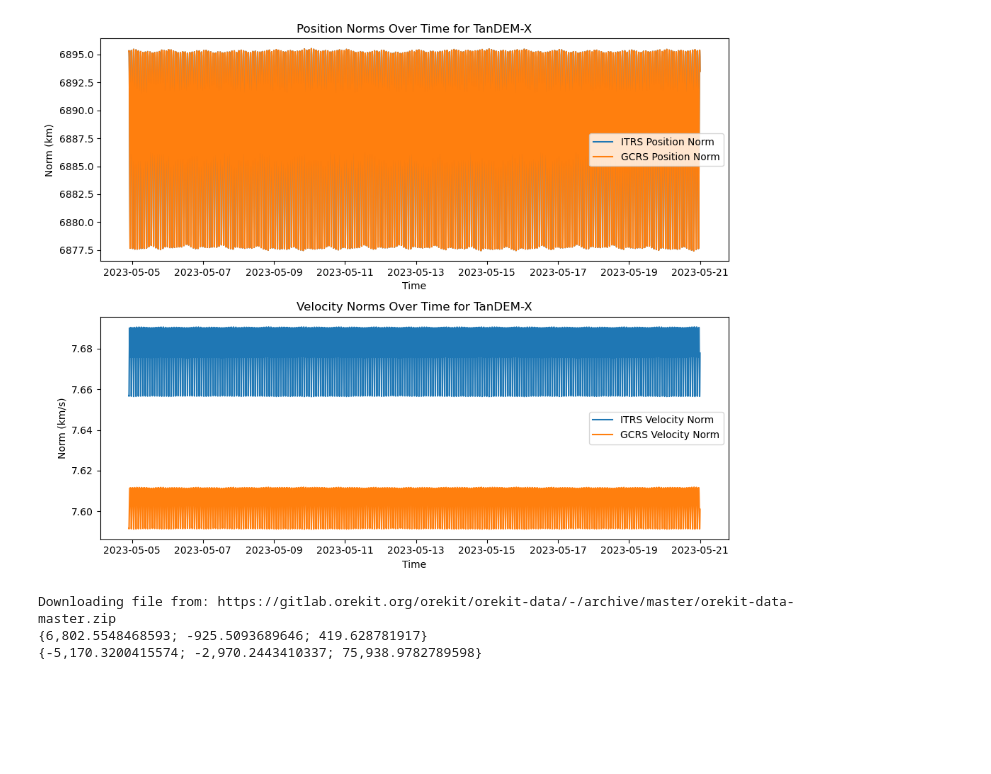
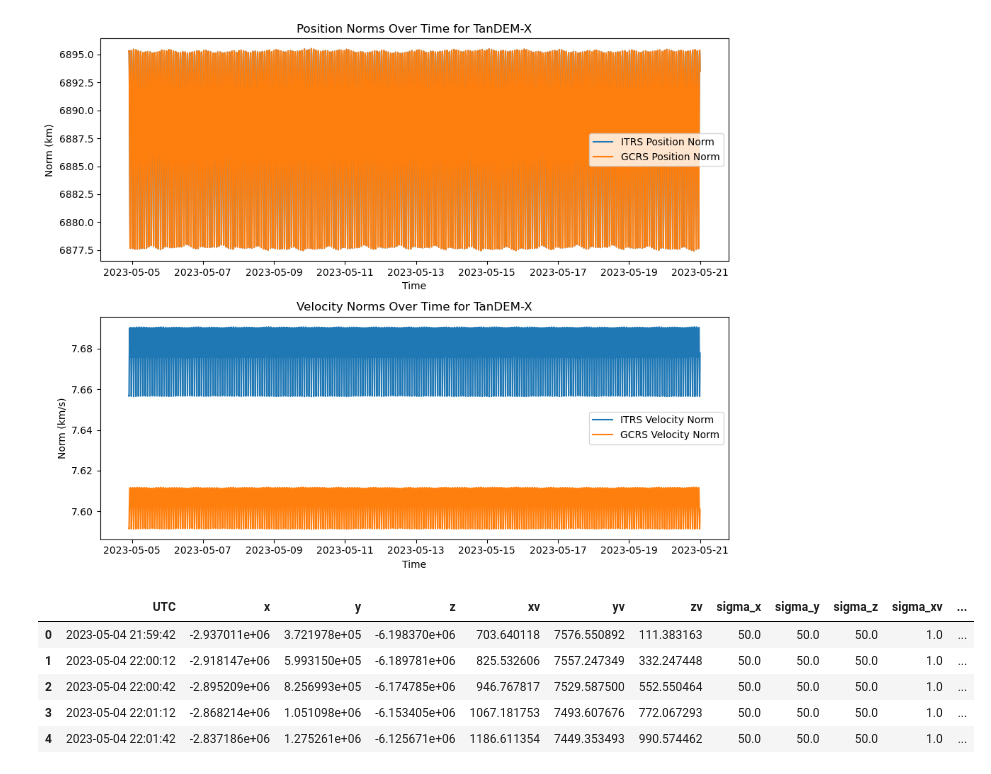
Before and after one commit to CharlesPlusC/ERP_tools, a Jupyter notebook: notebooks/SP3_load.ipynb, the cells around one changed output. Saved outputs shown, nothing was run; the diff lists cells and outputs as text; code cells hidden in the pictures; blank space fills up the shorter version.

```diff
--- a/notebooks/SP3_load.ipynb
+++ b/notebooks/SP3_load.ipynb
@@ -460,42 +484,3 @@ for satellite, df in concatenated_dfs.items():
 [figure]
 [figure]
 [figure]
-# %%
-import orekit
-from orekit.pyhelpers import setup_orekit_curdir
-
-orekit.pyhelpers.download_orekit_data_curdir()
-vm = orekit.initVM()
-setup_orekit_curdir()
-
-from org.orekit.frames import FramesFactory
-from org.orekit.models.earth import ReferenceEllipsoid
-from org.orekit.utils import IERSConventions, PVCoordinates
-from orekit.pyhelpers import datetime_to_absolutedate
-from org.hipparchus.geometry.euclidean.threed import Vector3D
-
-xsp3 =  -6451.162034
-ysp3 =   2345.375767
-zsp3 =    434.889956
-vxsp3 = 5849.629125
-vysp3 =  1774.029407
-vzsp3 =  75927.078908
-
-frame_CTS = FramesFactory.getITRF(IERSConventions.IERS_2010, True)
-frame_EME2000 = FramesFactory.getEME2000()
-
-absolute_date = datetime_to_absolutedate(datetime.datetime(2023, 5, 4, 22, 0, 0))
-
-cts_pos = Vector3D(float(xsp3), float(ysp3), float(zsp3))
-cts_vel = Vector3D(float(vxsp3), float(vysp3), float(vzsp3))
-pv_cts = PVCoordinates(cts_pos, cts_vel)
-
-cts_to_eme2000 = frame_CTS.getTransformTo(frame_EME2000, absolute_date)
-pveci = cts_to_eme2000.transformPVCoordinates(pv_cts)
-
-print(pveci.getPosition())
-print(pveci.getVelocity())
-# %% [output]
-Downloading file from: https://gitlab.orekit.org/orekit/orekit-data/-/archive/master/orekit-data-master.zip
-{6,802.5548468593; -925.5093689646; 419.628781917}
-{-5,170.3200415574; -2,970.2443410337; 75,938.9782789598}
@@ -501,0 +492,9 @@ Downloading file from: https://gitlab.orekit.org/orekit/orekit-data/-/archive/ma
+# %%
+grace_a_df.head()
+# %% [output]
+|  | UTC | x | y | z | xv | yv | zv | sigma_x | sigma_y | sigma_z | sigma_xv | ... |
+| 0 | 2023-05-04 21:59:42 | -2.937011e+06 | 3.721978e+05 | -6.198370e+06 | 703.640118 | 7576.550892 | 111.383163 | 50.0 | 50.0 | 50.0 | 1.0 | ... |
+| 1 | 2023-05-04 22:00:12 | -2.918147e+06 | 5.993150e+05 | -6.189781e+06 | 825.532606 | 7557.247349 | 332.247448 | 50.0 | 50.0 | 50.0 | 1.0 | ... |
+| 2 | 2023-05-04 22:00:42 | -2.895209e+06 | 8.256993e+05 | -6.174785e+06 | 946.767817 | 7529.587500 | 552.550464 | 50.0 | 50.0 | 50.0 | 1.0 | ... |
+| 3 | 2023-05-04 22:01:12 | -2.868214e+06 | 1.051098e+06 | -6.153405e+06 | 1067.181753 | 7493.607676 | 772.067293 | 50.0 | 50.0 | 50.0 | 1.0 | ... |
+| 4 | 2023-05-04 22:01:42 | -2.837186e+06 | 1.275261e+06 | -6.125671e+06 | 1186.611354 | 7449.353493 | 990.574462 | 50.0 | 50.0 | 50.0 | 1.0 | ... |
```
Also changed, not shown: parts of 6 cells of this notebook, 18 other files.
